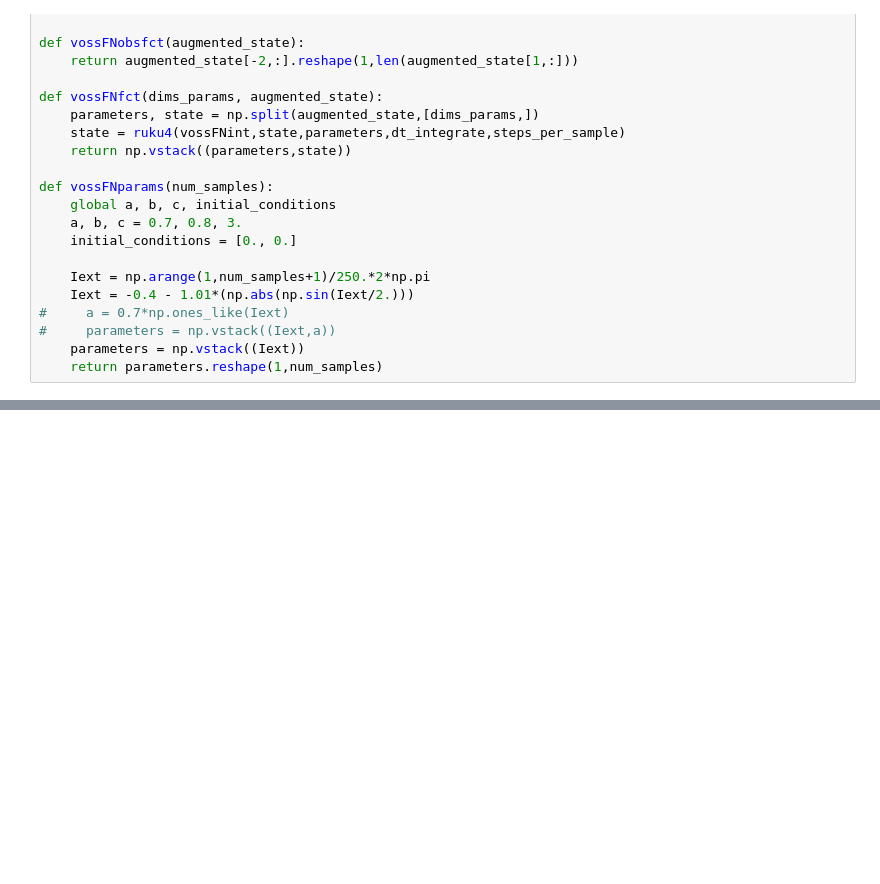
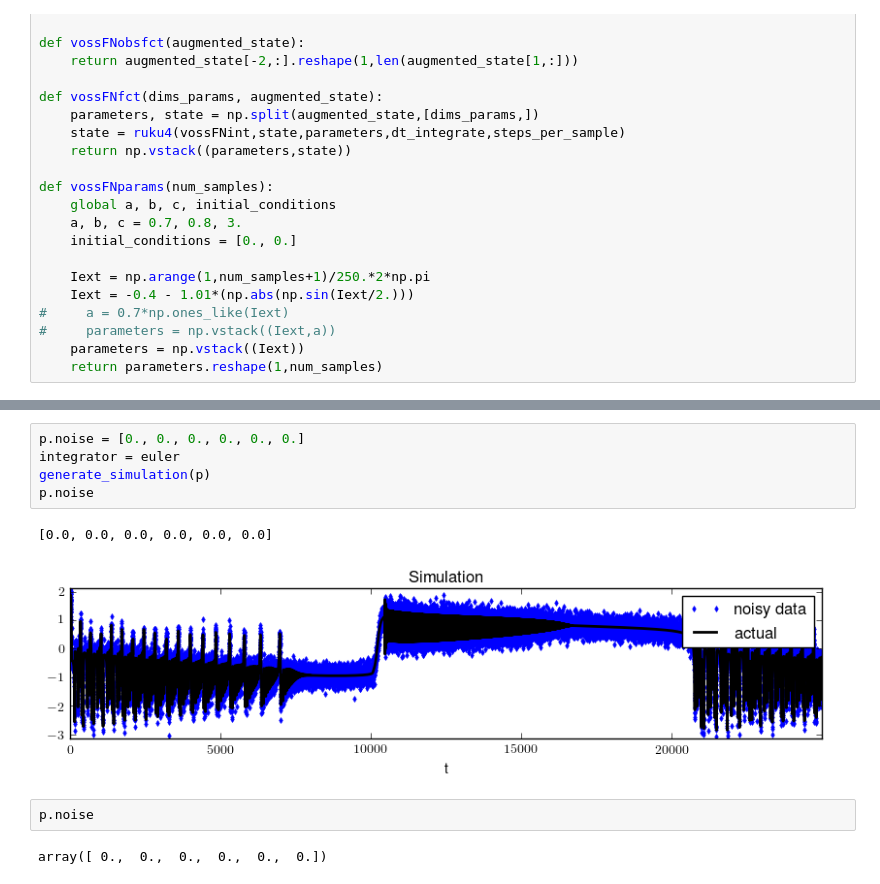
Before and after one commit to eschlaf2/kramer_rotation, a Jupyter notebook: Voss_Kalman.ipynb, the cells around one changed output, grey strips where cells are left out. Cells and saved outputs as stored; diff of their text form; blank space fills up the shorter version.

```diff
--- a/Voss_Kalman.ipynb
+++ b/Voss_Kalman.ipynb
@@ -321,0 +311,12 @@ print(f2(1))
+# %%
+p.noise = [0., 0., 0., 0., 0., 0.]
+integrator = euler
+generate_simulation(p)
+p.noise
+# %% [output]
+[0.0, 0.0, 0.0, 0.0, 0.0, 0.0]
+[figure, added]
+# %%
+p.noise
+# %% [output]
+array([ 0.,  0.,  0.,  0.,  0.,  0.])
```
Also changed, not shown: parts of 16 cells of this notebook.
